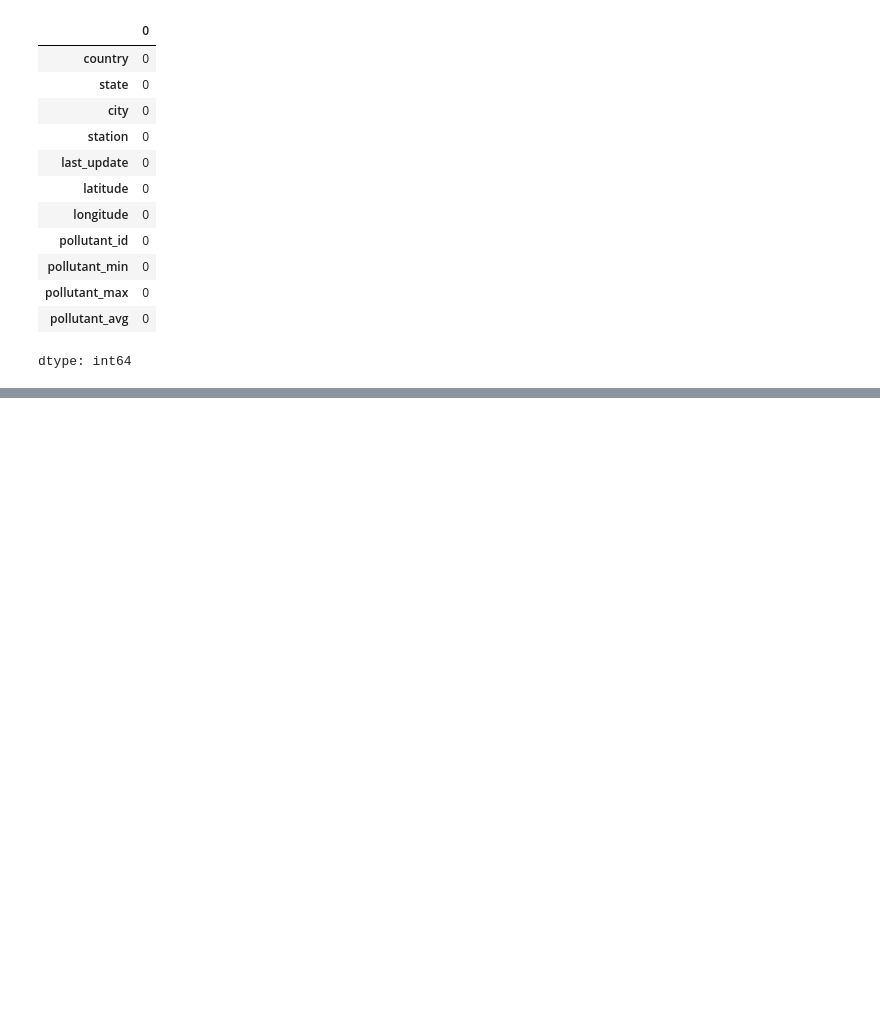
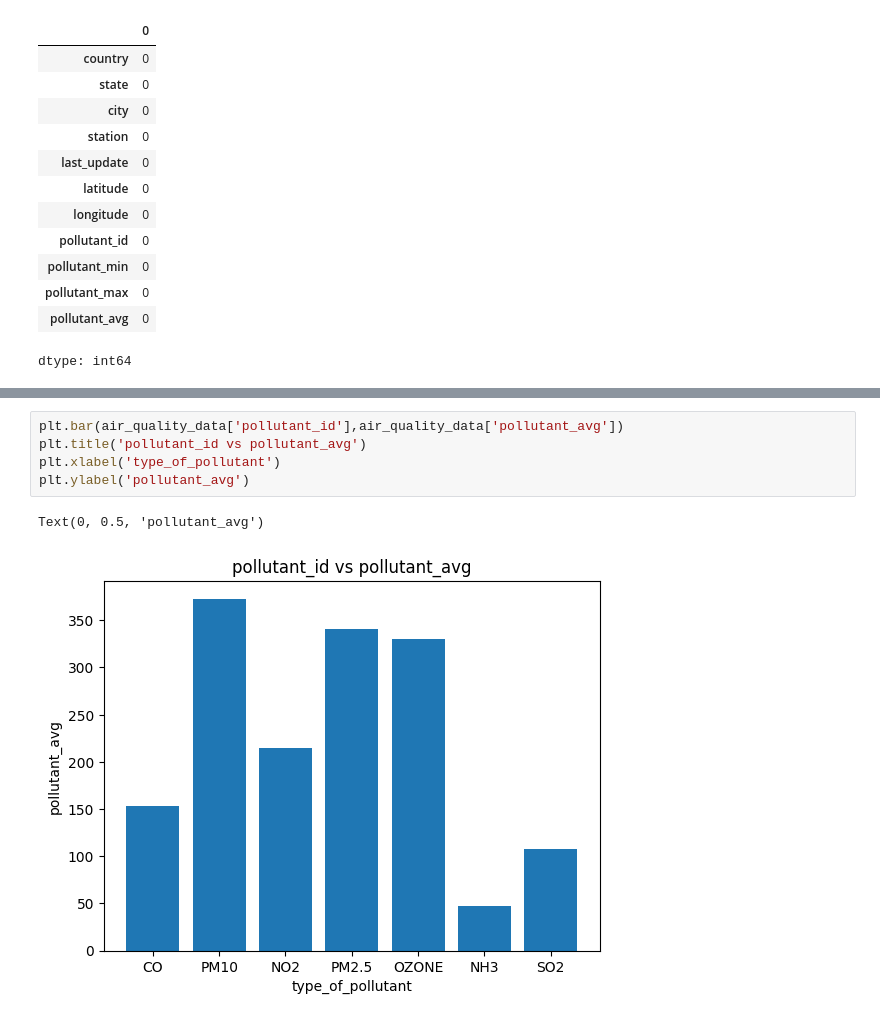
Before and after one commit to vineethreddy56/air_quality_index, a Jupyter notebook: air_quality_index.ipynb, the cells around one changed output, grey strips where cells are left out. Saved outputs shown, nothing was run; the diff lists cells and outputs as text; blank space fills up the shorter version.

```diff
--- a/air_quality_index.ipynb
+++ b/air_quality_index.ipynb
@@ -137,0 +141,8 @@ dtype: int64
+# %%
+plt.bar(air_quality_data['pollutant_id'],air_quality_data['pollutant_avg'])
+plt.title('pollutant_id vs pollutant_avg')
+plt.xlabel('type_of_pollutant')
+plt.ylabel('pollutant_avg')
+# %% [output]
+Text(0, 0.5, 'pollutant_avg')
+[figure, added]
```
Also changed, not shown: parts of 6 cells of this notebook.
